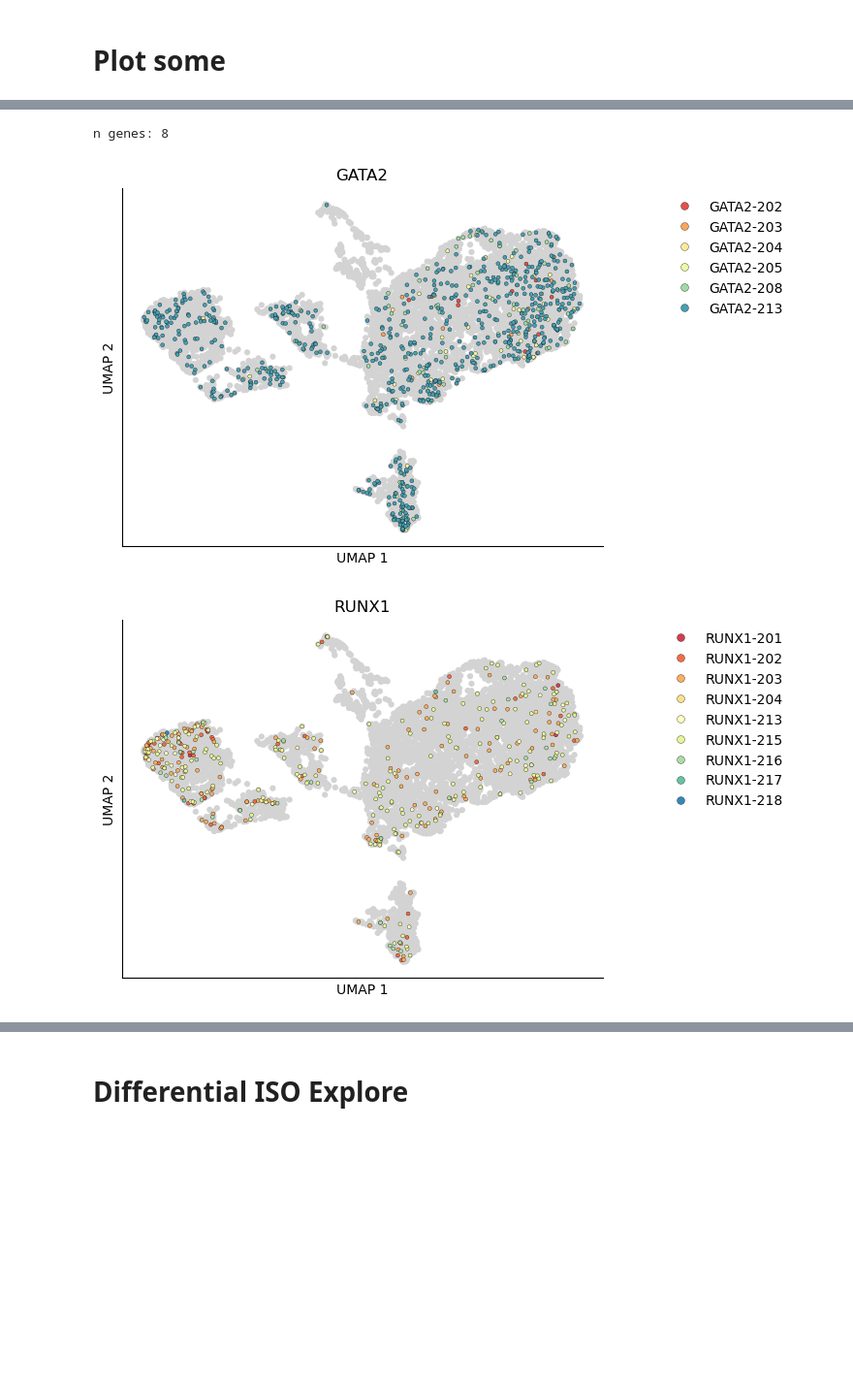
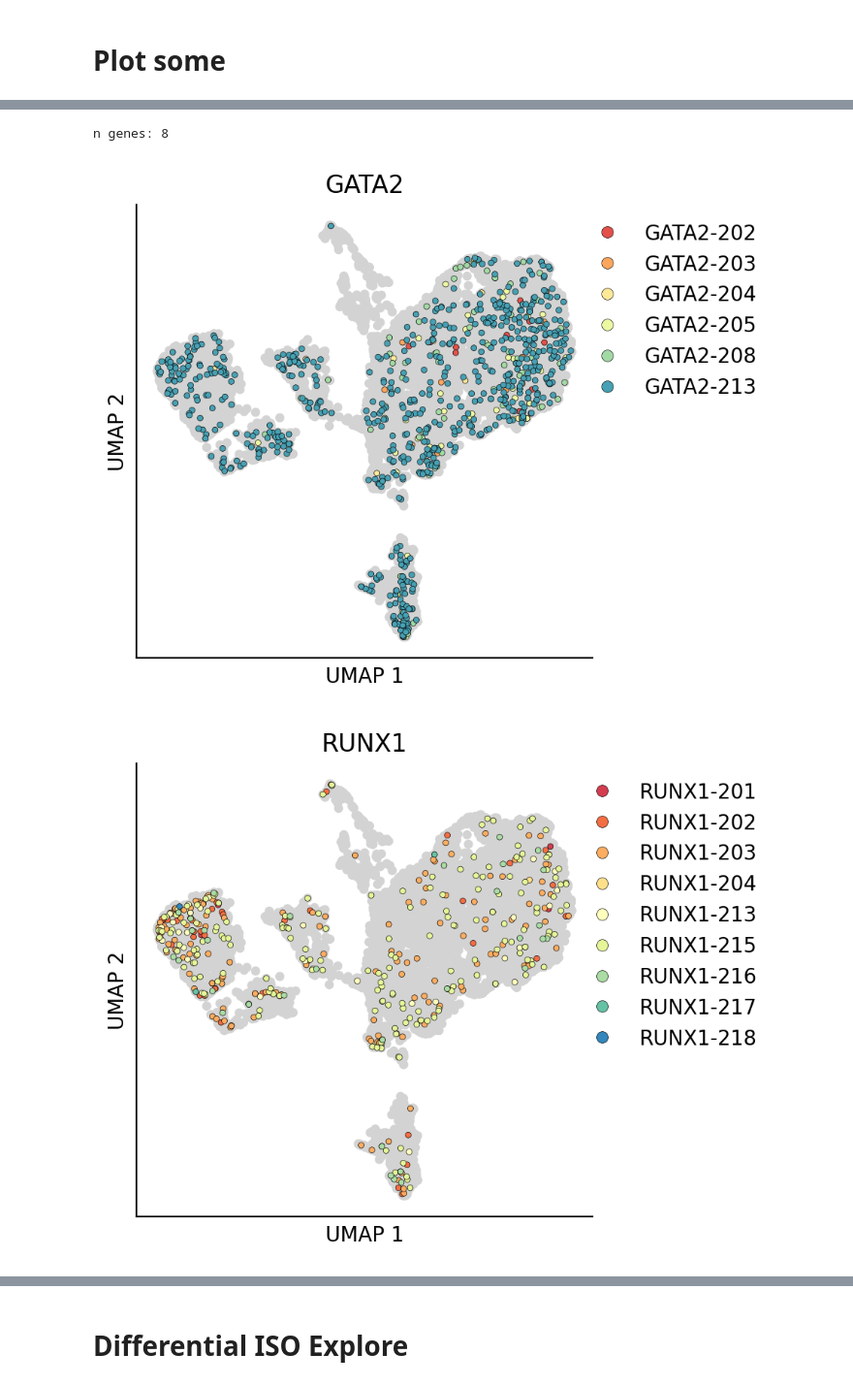
Before and after one commit to CooperStansbury/ONT-single-cell, a Jupyter notebook: notebooks/FIGURE_5_SINGLE_CELL.ipynb, the cells around one changed output, grey strips where cells are left out. Shown at 97% size. Drawn from its saved outputs; the diff is of its cells as text; code cells hidden in the pictures; blank space fills up the shorter version.

```diff
--- a/notebooks/FIGURE_5_SINGLE_CELL.ipynb
+++ b/notebooks/FIGURE_5_SINGLE_CELL.ipynb
@@ -111,5 +114,7 @@ def plot_isoform_umap(adata, df, query, size=15, palette='Spectral'):
         markerscale=2,
     )
 
+plt.rcParams['figure.dpi'] = 200
+plt.rcParams['figure.figsize'] = 4, 4
 plot_isoform_umap(adata, df, query='CD164', size=20)
 # %% [output]
@@ -162,5 +167,7 @@ def plot_cluster_expression(adata, df, query, palette='Spectral'):
         loc='upper left')
 
 
+plt.rcParams['figure.dpi'] = 200
+plt.rcParams['figure.figsize'] = 4, 2
 plot_cluster_expression(adata, df, query='GATA2', palette='Spectral')
 # %% [output]
@@ -168,20 +175,22 @@ plot_cluster_expression(adata, df, query='GATA2', palette='Spectral')
 # %%
 gene_list = [
     'GATA2', 'RUNX1', 'CD34', 'IL7R', 'RORA', 'FOS','MLLT3','MGST1',
 ]
 
 gene_list = [x for x in gene_list if x in adata.var['gene_name'].values]
 print(f"n genes: {len(gene_list)}")
 
 for gene in gene_list:
+    plt.rcParams['figure.dpi'] = 200
+    plt.rcParams['figure.figsize'] = 4, 4
     plot_isoform_umap(
         adata,
         df,
         query=gene,
         size=20,
     )
     plt.show()
 # %% [output]
 n genes: 8
-[figure, old version]
+[figure, new version]
-[figure, old version]
+[figure, new version]
```
Also changed, not shown: parts of 21 cells of this notebook.
